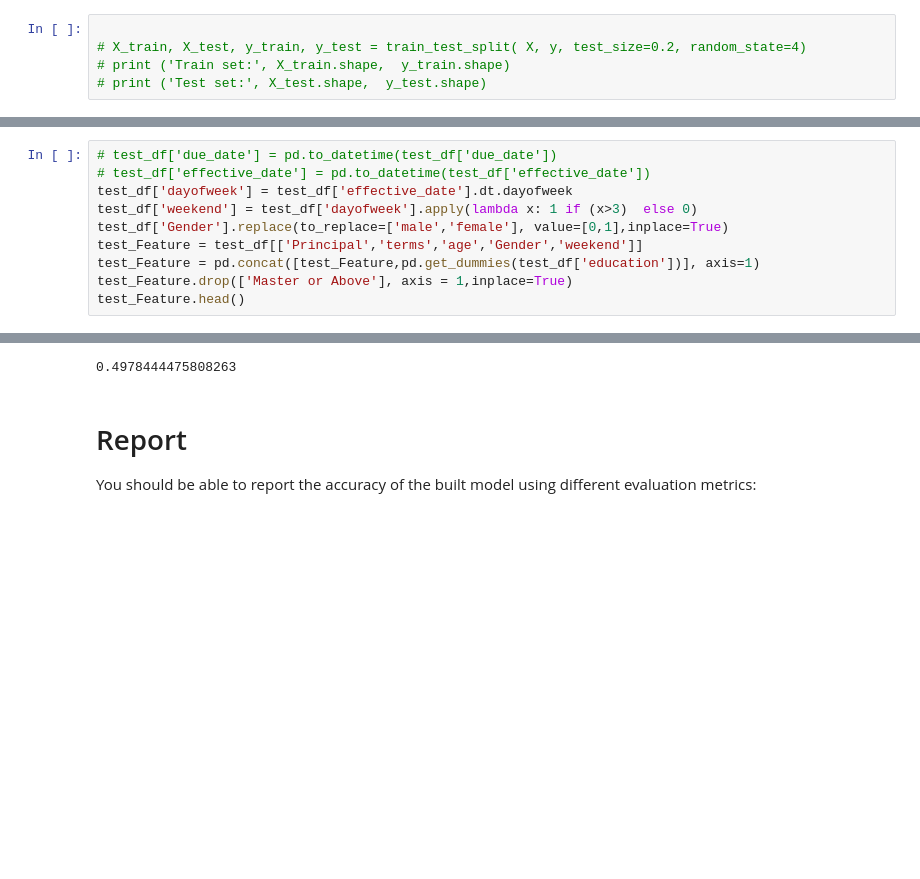
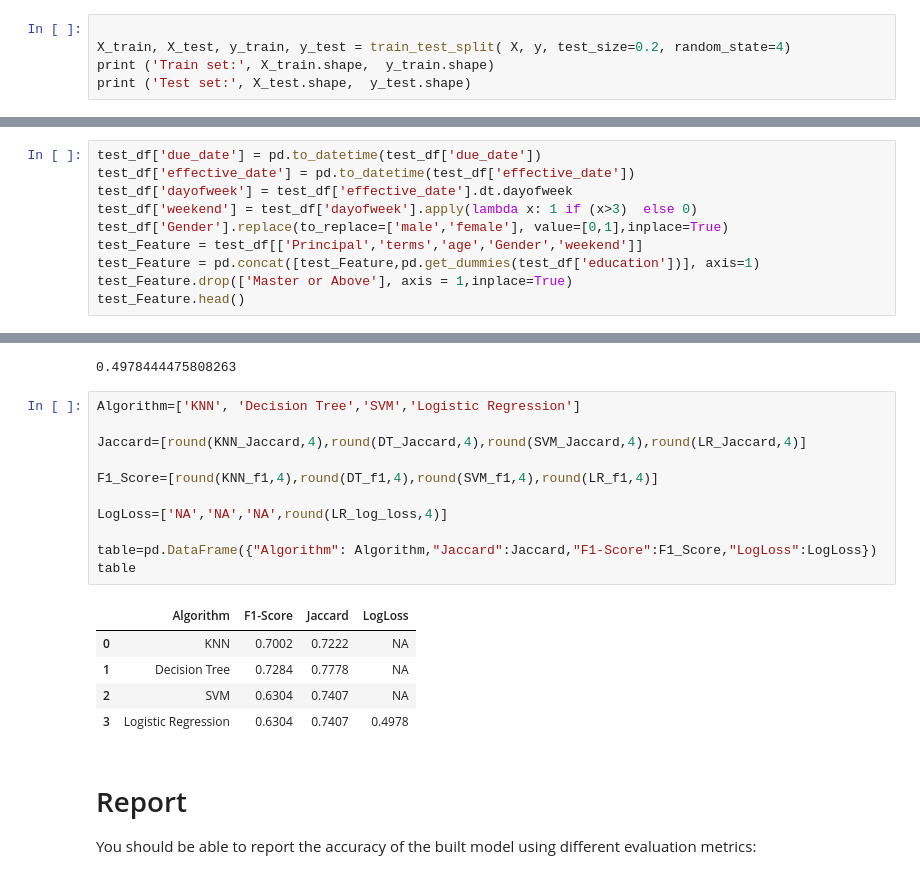
Before and after one commit to fleason/IBM-Data-Science, a Jupyter notebook: Coursera_The_Best_Classifier.ipynb, the cells around one changed output, grey strips where cells are left out. Saved outputs shown, nothing was run; the diff lists cells and outputs as text; blank space fills up the shorter version.

```diff
--- a/Coursera_The_Best_Classifier.ipynb
+++ b/Coursera_The_Best_Classifier.ipynb
@@ -301,9 +301,9 @@ Notice: You should find the best k to build the model with the best accuracy.
 **warning:** You should not use the __loan_test.csv__ for finding the best k, however, you can split your train_loan.csv into train and test to find the best __k__.
 # %%
 
-# X_train, X_test, y_train, y_test = train_test_split( X, y, test_size=0.2, random_state=4)
-# print ('Train set:', X_train.shape,  y_train.shape)
-# print ('Test set:', X_test.shape,  y_test.shape)
+X_train, X_test, y_train, y_test = train_test_split( X, y, test_size=0.2, random_state=4)
+print ('Train set:', X_train.shape,  y_train.shape)
+print ('Test set:', X_test.shape,  y_test.shape)
 # %% [output]
 Train set: (276, 8) (276,)
 Test set: (70, 8) (70,)
@@ -490,8 +490,8 @@ test_df.head()
 | 3 | 24 | 24 | PAIDOFF | 1000 | 30 | 9/10/2016 | 10/9/2016 | 26 | ... |
 | 4 | 35 | 35 | PAIDOFF | 800 | 15 | 9/11/2016 | 9/25/2016 | 29 | ... |
 # %%
-# test_df['due_date'] = pd.to_datetime(test_df['due_date'])
-# test_df['effective_date'] = pd.to_datetime(test_df['effective_date'])
+test_df['due_date'] = pd.to_datetime(test_df['due_date'])
+test_df['effective_date'] = pd.to_datetime(test_df['effective_date'])
 test_df['dayofweek'] = test_df['effective_date'].dt.dayofweek
 test_df['weekend'] = test_df['dayofweek'].apply(lambda x: 1 if (x>3)  else 0)
 test_df['Gender'].replace(to_replace=['male','female'], value=[0,1],inplace=True)
@@ -599,6 +599,23 @@ LR_log_loss = log_loss(test_y, LR_yhat_prob)
 LR_log_loss
 # %% [output]
 0.4978444475808263
+# %%
+Algorithm=['KNN', 'Decision Tree','SVM','Logistic Regression']
+
+Jaccard=[round(KNN_Jaccard,4),round(DT_Jaccard,4),round(SVM_Jaccard,4),round(LR_Jaccard,4)]
+
+F1_Score=[round(KNN_f1,4),round(DT_f1,4),round(SVM_f1,4),round(LR_f1,4)]
+
+LogLoss=['NA','NA','NA',round(LR_log_loss,4)]
+
+table=pd.DataFrame({"Algorithm": Algorithm,"Jaccard":Jaccard,"F1-Score":F1_Score,"LogLoss":LogLoss})
+table
+# %% [output]
+|  | Algorithm | F1-Score | Jaccard | LogLoss |
+| 0 | KNN | 0.7002 | 0.7222 | NA |
+| 1 | Decision Tree | 0.7284 | 0.7778 | NA |
+| 2 | SVM | 0.6304 | 0.7407 | NA |
+| 3 | Logistic Regression | 0.6304 | 0.7407 | 0.4978 |
 # %% [markdown]
 # Report
 You should be able to report the accuracy of the built model using different evaluation metrics:
```
Also changed, not shown: parts of 4 cells of this notebook.
